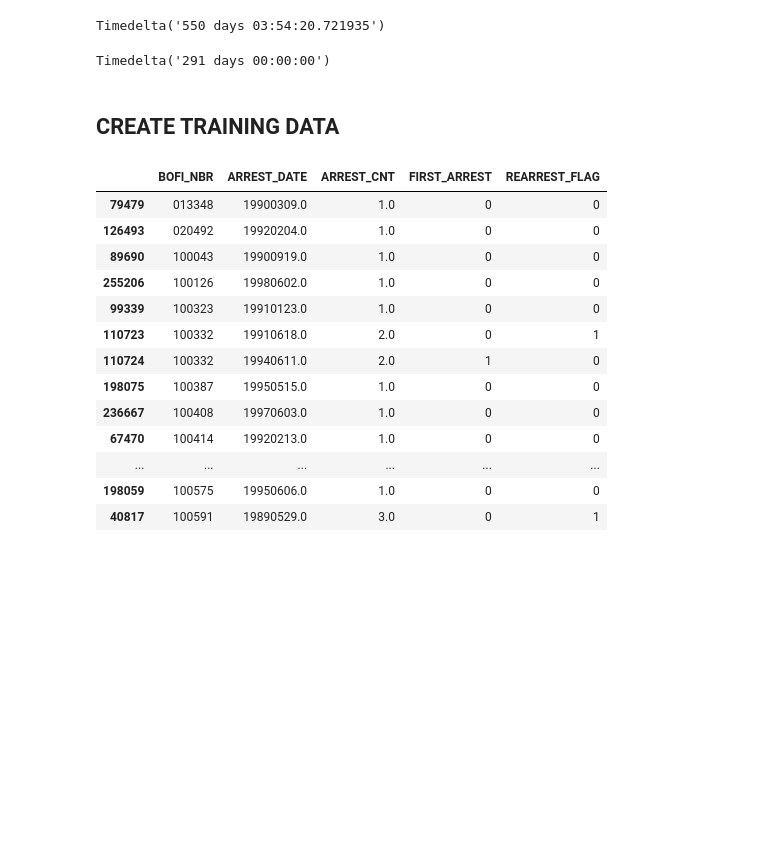
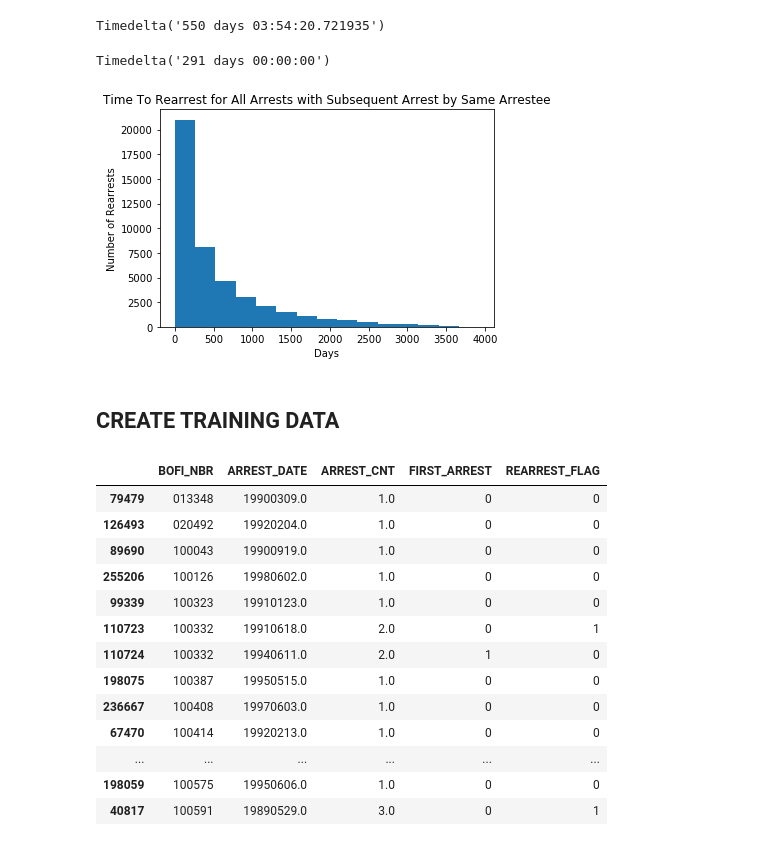
Before and after one commit to da1933/NODA, a Jupyter notebook: Baseline-Rearrest.ipynb, the cells around one changed output. Drawn from its saved outputs; the diff is of its cells as text; code cells hidden in the pictures; blank space fills up the shorter version.

Commit message:
Added graph of time to rearrest

```diff
--- a/Baseline-Rearrest.ipynb
+++ b/Baseline-Rearrest.ipynb
@@ -115,6 +117,14 @@ Timedelta('550 days 03:54:20.721935')
 arrest_pairs['TIME_BETWEEN_ARRESTS'].median()
 # %% [output]
 Timedelta('291 days 00:00:00')
+# %%
+plt.hist((arrest_pairs['TIME_BETWEEN_ARRESTS'] / np.timedelta64(1, 'D')).astype(int), bins=15)
+plt.title('Time To Rearrest for All Arrests with Subsequent Arrest by Same Arrestee')
+plt.ylabel('Number of Rearrests')
+plt.xlabel('Days')
+plt.savefig('time_to_rearrest.png')
+# %% [output]
+[figure, added]
 # %% [markdown]
 ## CREATE TRAINING DATA
 # %%
```
Also changed, not shown: parts of 1 cell of this notebook.
